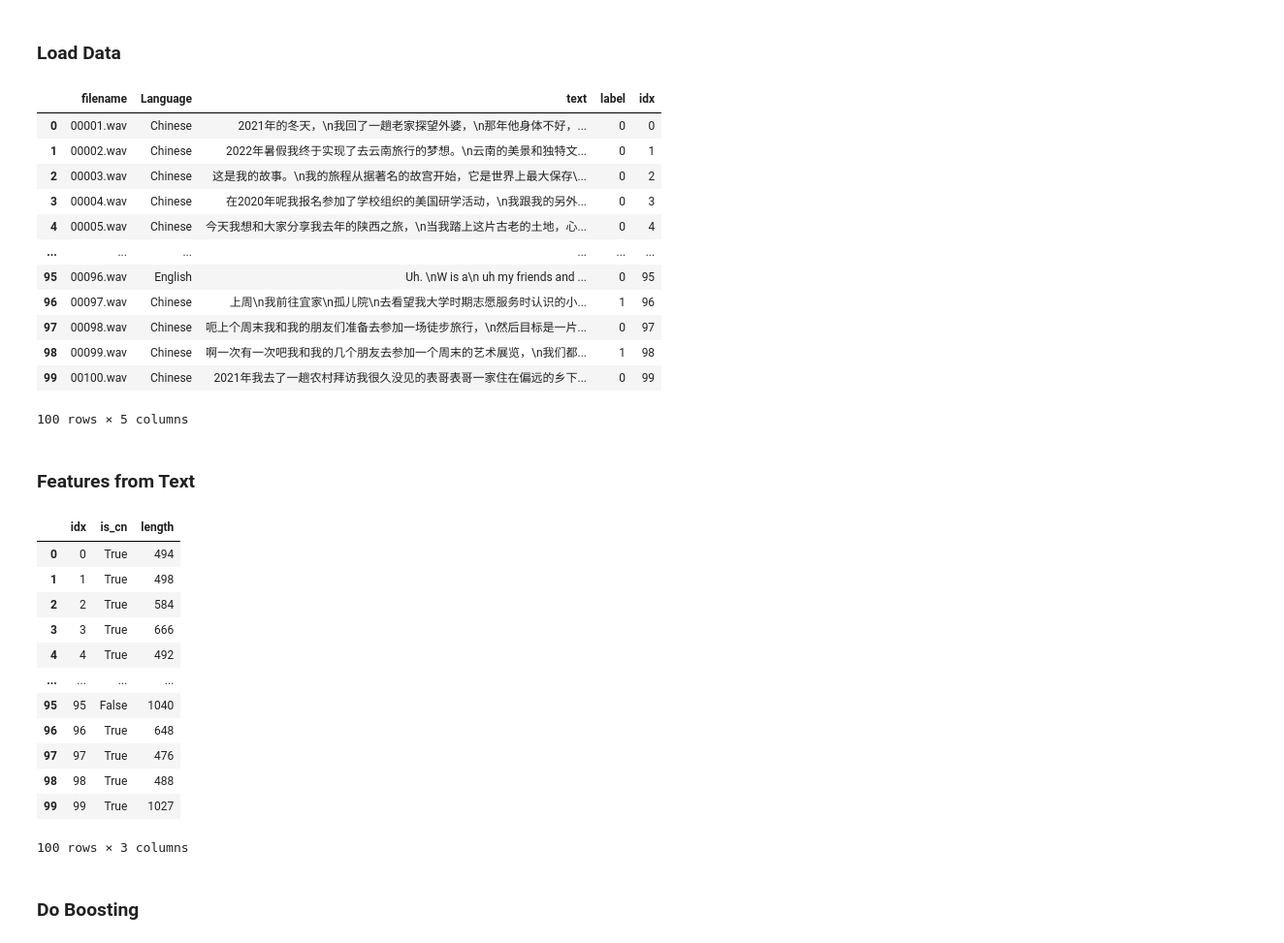
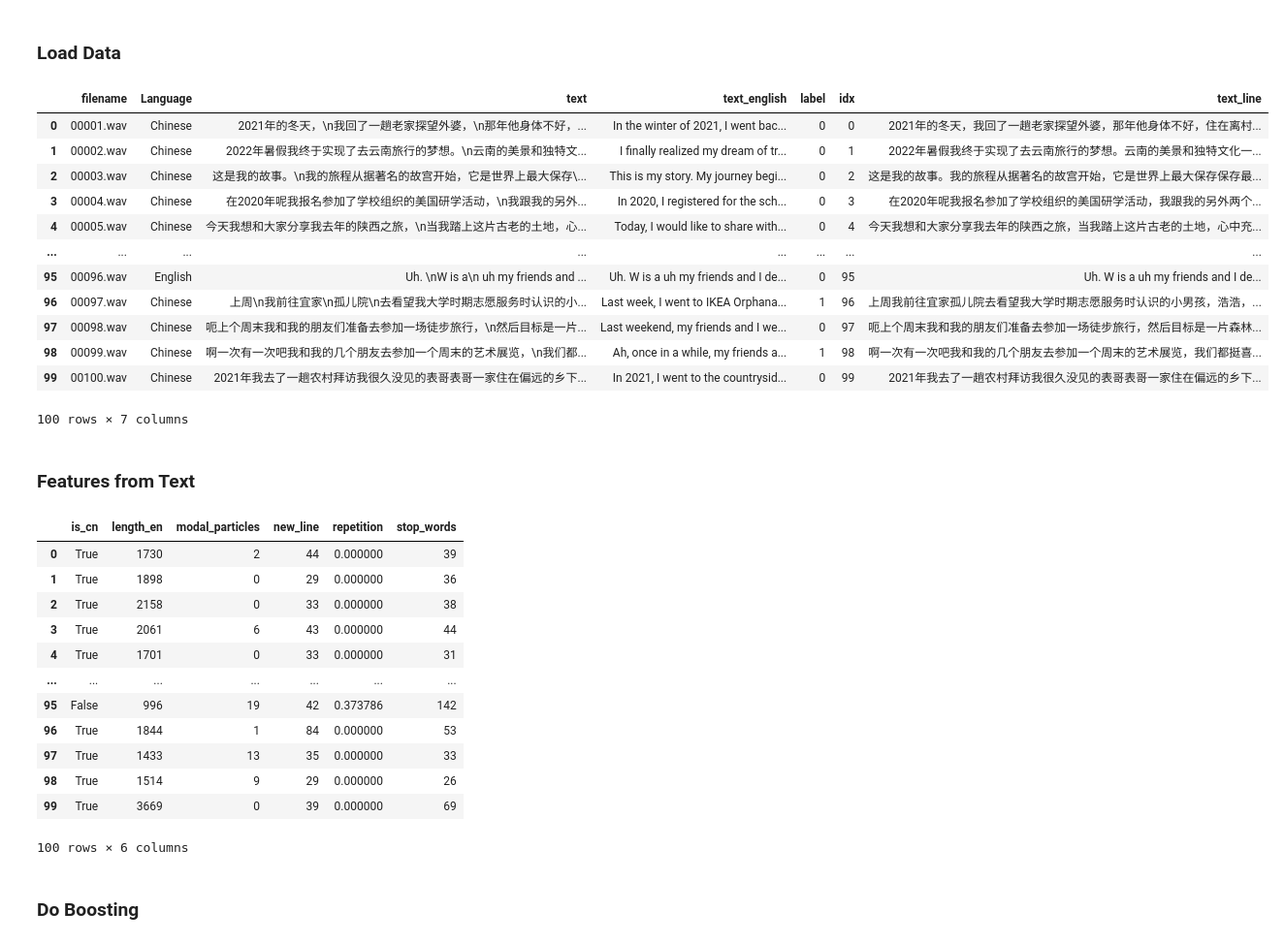
Before and after one commit to scris/ml-project-fautt, a Jupyter notebook: main.ipynb, the cells around one changed output. Shown at 97% size. Cells and saved outputs as stored; diff of their text form; code cells hidden in the pictures.

Commit message:
primary feats and translate

```diff
--- a/main.ipynb
+++ b/main.ipynb
@@ -1,29 +1,49 @@
 # %% [markdown]
 ### Load Data
+# %%
+import nltk
+from spacy import lemmatizer
+
+def remove_new_line(text):
+    text = text.replace('\n', '')
+    text = ' '.join(text.split())
+    return text
+
+# def lemmatize(review):
+#     review = re.sub(r'[^a-zA-Z\s]', '', review)
+#     review = review.lower()
+#     review = nltk.word_tokenize(review)
+#     for y in review :
+#         if y not in stpwrds:
+#             corpus.append(lemmatizer.lemmatize(y))
+#     review = ' '.join(corpus)
 # %%
 import pandas as pd
 import numpy as np
 
 df_attributes = pd.read_csv('dataset/stories_attributes.csv')
 df_text = pd.read_csv('dataset/stories_in_text.csv')
+df_translated = pd.read_csv('dataset/stories_translated.csv')
 
 df = pd.merge(df_attributes, df_text, on=['filename', 'Language'])
+df = pd.merge(df, df_translated, on=['filename', 'Language'])
 # 0 = truth, 1 = deceptive
 df['label'] = np.where(df['Story_type'] == 'Deceptive Story', 1, 0)
 df['idx'] = range(len(df))
+df['text_line'] = df['text'].apply(remove_new_line)
 df = df.drop(columns=['Story_type'])
 df
 # %% [output]
-|  | filename | Language | text | label | idx |
-| 0 | 00001.wav | Chinese | 2021年的冬天，\n我回了一趟老家探望外婆，\n那年他身体不好，... | 0 | 0 |
-| 1 | 00002.wav | Chinese | 2022年暑假我终于实现了去云南旅行的梦想。\n云南的美景和独特文... | 0 | 1 |
-| 2 | 00003.wav | Chinese | 这是我的故事。\n我的旅程从据著名的故宫开始，它是世界上最大保存\... | 0 | 2 |
-| 3 | 00004.wav | Chinese | 在2020年呢我报名参加了学校组织的美国研学活动，\n我跟我的另外... | 0 | 3 |
-| 4 | 00005.wav | Chinese | 今天我想和大家分享我去年的陕西之旅，\n当我踏上这片古老的土地，心... | 0 | 4 |
-| ... | ... | ... | ... | ... | ... |
-| 95 | 00096.wav | English | Uh. \nW is a\n uh my friends and ... | 0 | 95 |
-| 96 | 00097.wav | Chinese | 上周\n我前往宜家\n孤儿院\n去看望我大学时期志愿服务时认识的小... | 1 | 96 |
-| 97 | 00098.wav | Chinese | 呃上个周末我和我的朋友们准备去参加一场徒步旅行，\n然后目标是一片... | 0 | 97 |
-| 98 | 00099.wav | Chinese | 啊一次有一次吧我和我的几个朋友去参加一个周末的艺术展览，\n我们都... | 1 | 98 |
-| 99 | 00100.wav | Chinese | 2021年我去了一趟农村拜访我很久没见的表哥表哥一家住在偏远的乡下... | 0 | 99 |
+|  | filename | Language | text | text_english | label | idx | text_line |
+| 0 | 00001.wav | Chinese | 2021年的冬天，\n我回了一趟老家探望外婆，\n那年他身体不好，... | In the winter of 2021, I went bac... | 0 | 0 | 2021年的冬天，我回了一趟老家探望外婆，那年他身体不好，住在离村... |
+| 1 | 00002.wav | Chinese | 2022年暑假我终于实现了去云南旅行的梦想。\n云南的美景和独特文... | I finally realized my dream of tr... | 0 | 1 | 2022年暑假我终于实现了去云南旅行的梦想。云南的美景和独特文化一... |
+| 2 | 00003.wav | Chinese | 这是我的故事。\n我的旅程从据著名的故宫开始，它是世界上最大保存\... | This is my story. My journey begi... | 0 | 2 | 这是我的故事。我的旅程从据著名的故宫开始，它是世界上最大保存保存最... |
+| 3 | 00004.wav | Chinese | 在2020年呢我报名参加了学校组织的美国研学活动，\n我跟我的另外... | In 2020, I registered for the sch... | 0 | 3 | 在2020年呢我报名参加了学校组织的美国研学活动，我跟我的另外两个... |
+| 4 | 00005.wav | Chinese | 今天我想和大家分享我去年的陕西之旅，\n当我踏上这片古老的土地，心... | Today, I would like to share with... | 0 | 4 | 今天我想和大家分享我去年的陕西之旅，当我踏上这片古老的土地，心中充... |
+| ... | ... | ... | ... | ... | ... | ... | ... |
+| 95 | 00096.wav | English | Uh. \nW is a\n uh my friends and ... | Uh. W is a uh my friends and I de... | 0 | 95 | Uh. W is a uh my friends and I de... |
+| 96 | 00097.wav | Chinese | 上周\n我前往宜家\n孤儿院\n去看望我大学时期志愿服务时认识的小... | Last week, I went to IKEA Orphana... | 1 | 96 | 上周我前往宜家孤儿院去看望我大学时期志愿服务时认识的小男孩，浩浩，... |
+| 97 | 00098.wav | Chinese | 呃上个周末我和我的朋友们准备去参加一场徒步旅行，\n然后目标是一片... | Last weekend, my friends and I we... | 0 | 97 | 呃上个周末我和我的朋友们准备去参加一场徒步旅行，然后目标是一片森林... |
+| 98 | 00099.wav | Chinese | 啊一次有一次吧我和我的几个朋友去参加一个周末的艺术展览，\n我们都... | Ah, once in a while, my friends a... | 1 | 98 | 啊一次有一次吧我和我的几个朋友去参加一个周末的艺术展览，我们都挺喜... |
+| 99 | 00100.wav | Chinese | 2021年我去了一趟农村拜访我很久没见的表哥表哥一家住在偏远的乡下... | In 2021, I went to the countrysid... | 0 | 99 | 2021年我去了一趟农村拜访我很久没见的表哥表哥一家住在偏远的乡下... |
-100 rows × 5 columns
+100 rows × 7 columns
@@ -34,26 +96,30 @@ df.to_csv('dataset/stories_merged_info.csv', index=False)
 # %%
 feats = {
-    'idx': df['idx'],
     'is_cn': df['Language'] == 'Chinese',
-    'length': df['text'].apply(len)
+    'length_en': df['text_english'].apply(len),
+    'modal_particles': df['text'].apply(count_modal_particles),
+    'new_line': df['text'].apply(count_new_line),
+    'repetition': df['text_line'].apply(calculate_repetition),
+    'stop_words': [count_stop_words(row['Language'], row['text_line'])
+                  for _, row in df.iterrows()],
 }
 
 df_feats = pd.DataFrame(feats)
 df_feats
 # %% [output]
-|  | idx | is_cn | length |
-| 0 | 0 | True | 494 |
-| 1 | 1 | True | 498 |
-| 2 | 2 | True | 584 |
-| 3 | 3 | True | 666 |
-| 4 | 4 | True | 492 |
-| ... | ... | ... | ... |
-| 95 | 95 | False | 1040 |
-| 96 | 96 | True | 648 |
-| 97 | 97 | True | 476 |
-| 98 | 98 | True | 488 |
-| 99 | 99 | True | 1027 |
+|  | is_cn | length_en | modal_particles | new_line | repetition | stop_words |
+| 0 | True | 1730 | 2 | 44 | 0.000000 | 39 |
+| 1 | True | 1898 | 0 | 29 | 0.000000 | 36 |
+| 2 | True | 2158 | 0 | 33 | 0.000000 | 38 |
+| 3 | True | 2061 | 6 | 43 | 0.000000 | 44 |
+| 4 | True | 1701 | 0 | 33 | 0.000000 | 31 |
+| ... | ... | ... | ... | ... | ... | ... |
+| 95 | False | 996 | 19 | 42 | 0.373786 | 142 |
+| 96 | True | 1844 | 1 | 84 | 0.000000 | 53 |
+| 97 | True | 1433 | 13 | 35 | 0.000000 | 33 |
+| 98 | True | 1514 | 9 | 29 | 0.000000 | 26 |
+| 99 | True | 3669 | 0 | 39 | 0.000000 | 69 |
-100 rows × 3 columns
+100 rows × 6 columns
 # %% [markdown]
 ### Do Boosting
 # %%
```
Also changed, not shown: parts of 5 cells of this notebook, 7 other files.
